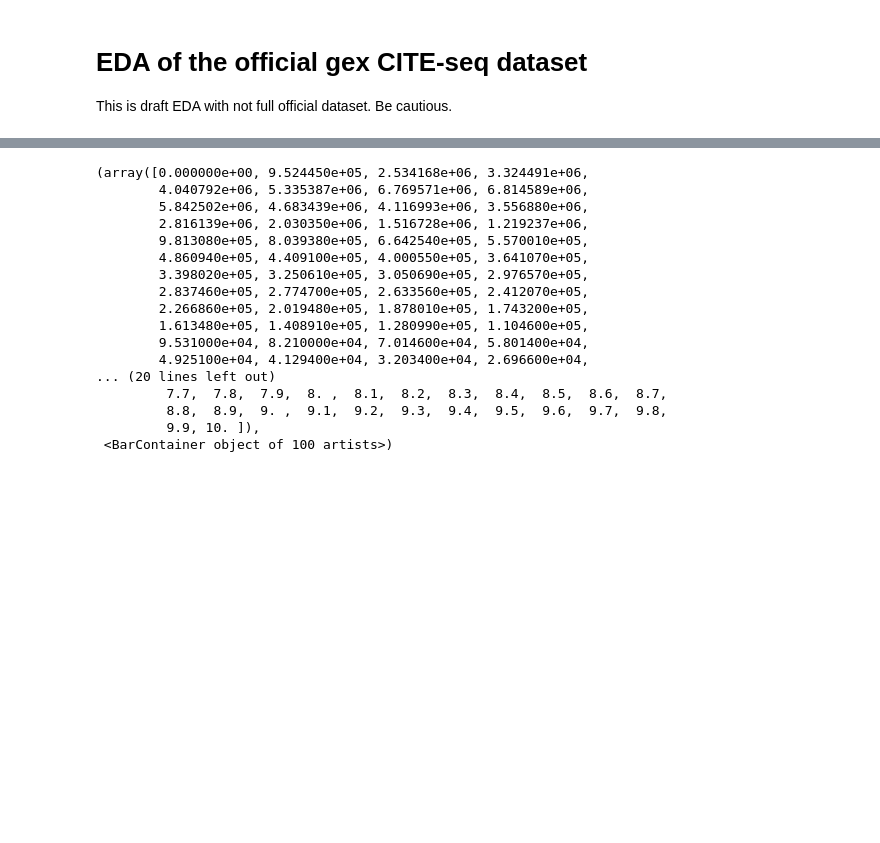
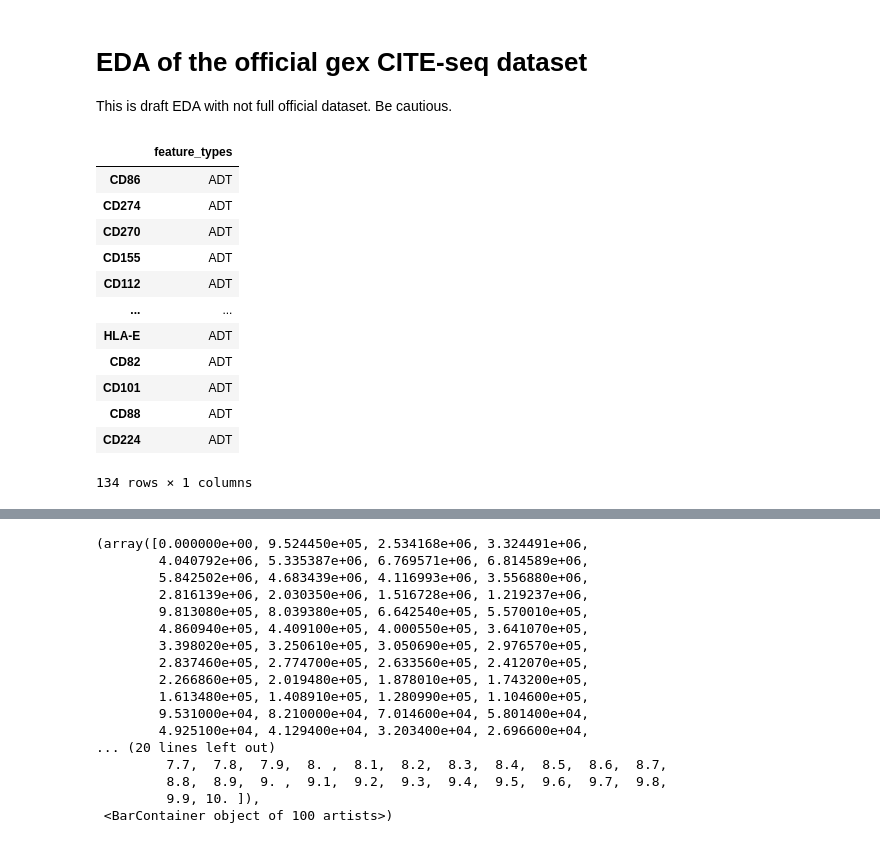
Before and after one commit to SteshinSS/NeurIPS2021, a Jupyter notebook: notebooks/EDA/official/gex_adt.ipynb, the cells around one changed output, grey strips where cells are left out. Saved outputs shown, nothing was run; the diff lists cells and outputs as text; code cells hidden in the pictures; blank space fills up the shorter version.

```diff
--- a/notebooks/EDA/official/gex_adt.ipynb
+++ b/notebooks/EDA/official/gex_adt.ipynb
@@ -17,0 +18,18 @@ data = ad.read_h5ad("data/official/common/openproblems_bmmc_cite_phase1/openprob
+# %%
+adt_data = dataloader.load_data('mp/official/gex_to_adt')['train_mod2']
+# %%
+adt_data.var
+# %% [output]
+|  | feature_types |
+| CD86 | ADT |
+| CD274 | ADT |
+| CD270 | ADT |
+| CD155 | ADT |
+| CD112 | ADT |
+| ... | ... |
+| HLA-E | ADT |
+| CD82 | ADT |
+| CD101 | ADT |
+| CD88 | ADT |
+| CD224 | ADT |
+134 rows × 1 columns
```
Also changed, not shown: parts of 9 cells of this notebook, 6 other files.
